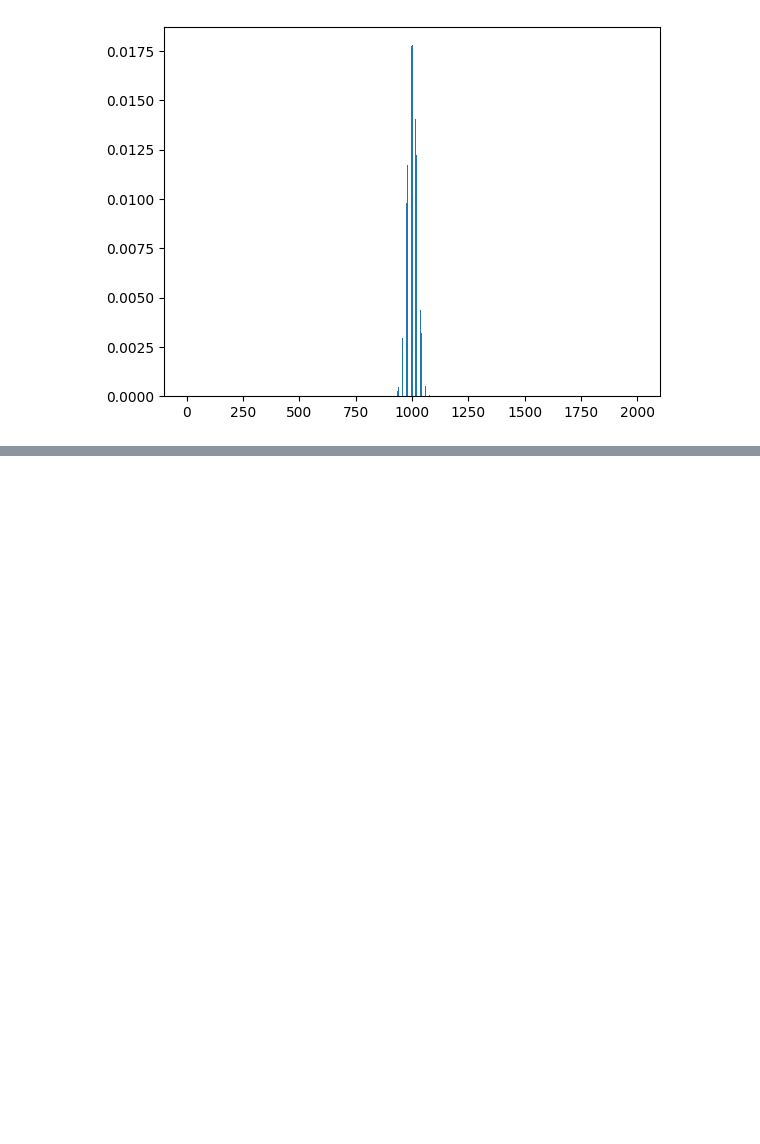
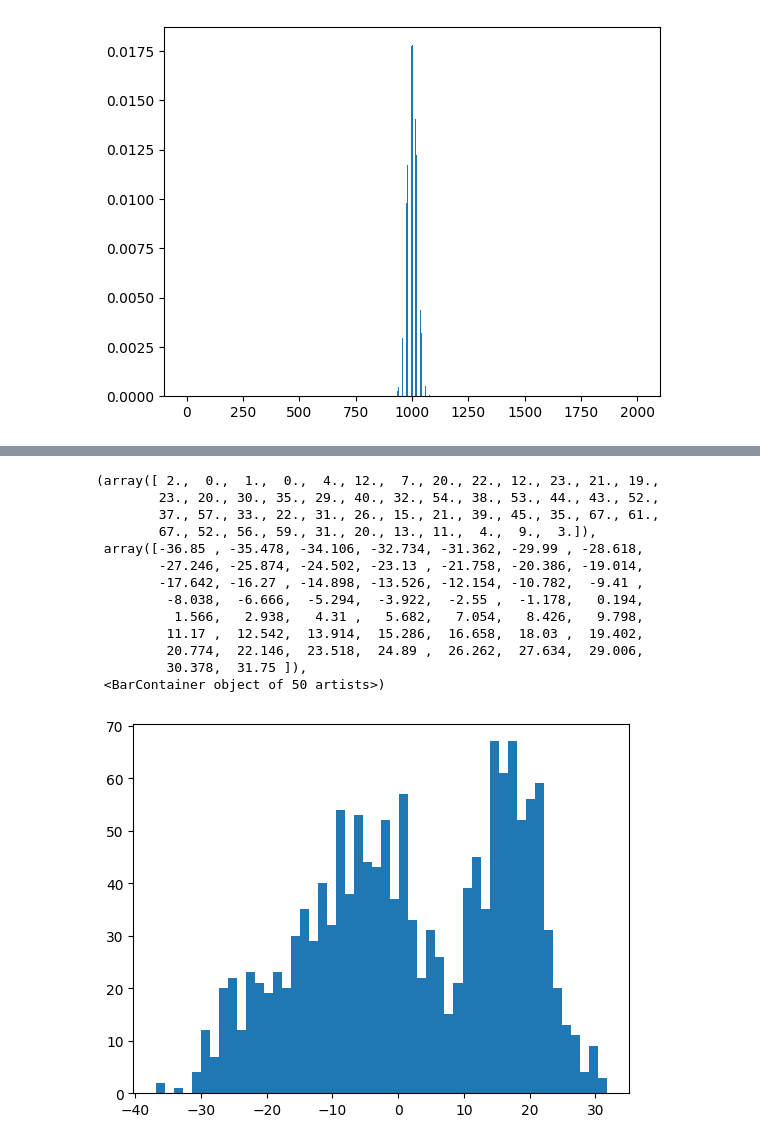
Before and after one commit to milicak/Data_Analysis_Course, a Jupyter notebook: Sample_distributions_mean_median_std.ipynb, the cells around one changed output, grey strips where cells are left out. Saved outputs shown, nothing was run; the diff lists cells and outputs as text; code cells hidden in the pictures; blank space fills up the shorter version.

```diff
--- a/Sample_distributions_mean_median_std.ipynb
+++ b/Sample_distributions_mean_median_std.ipynb
@@ -197,0 +250,18 @@ plt.bar(range(0, n+1, 2),even_probs)
+# %%
+Tair = df.air[0:1450,10,25]-273.15
+plt.hist(Tair, bins=50)
+# %% [output]
+(array([ 2.,  0.,  1.,  0.,  4., 12.,  7., 20., 22., 12., 23., 21., 19.,
+        23., 20., 30., 35., 29., 40., 32., 54., 38., 53., 44., 43., 52.,
+        37., 57., 33., 22., 31., 26., 15., 21., 39., 45., 35., 67., 61.,
+        67., 52., 56., 59., 31., 20., 13., 11.,  4.,  9.,  3.]),
+ array([-36.85 , -35.478, -34.106, -32.734, -31.362, -29.99 , -28.618,
+        -27.246, -25.874, -24.502, -23.13 , -21.758, -20.386, -19.014,
+        -17.642, -16.27 , -14.898, -13.526, -12.154, -10.782,  -9.41 ,
+         -8.038,  -6.666,  -5.294,  -3.922,  -2.55 ,  -1.178,   0.194,
+          1.566,   2.938,   4.31 ,   5.682,   7.054,   8.426,   9.798,
+         11.17 ,  12.542,  13.914,  15.286,  16.658,  18.03 ,  19.402,
+         20.774,  22.146,  23.518,  24.89 ,  26.262,  27.634,  29.006,
+         30.378,  31.75 ]),
+ <BarContainer object of 50 artists>)
+[figure, added]
```
Also changed, not shown: parts of 13 cells of this notebook.
